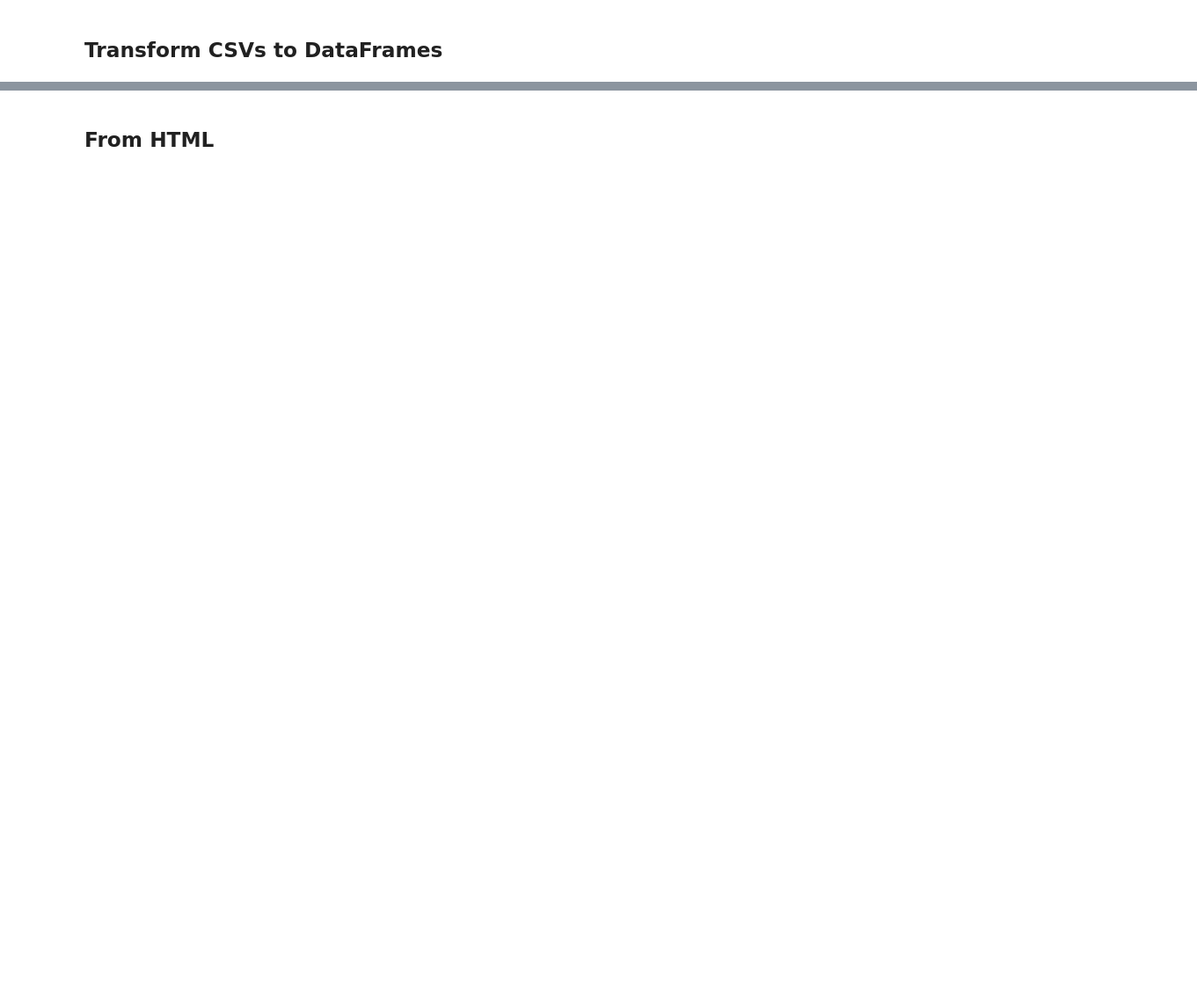
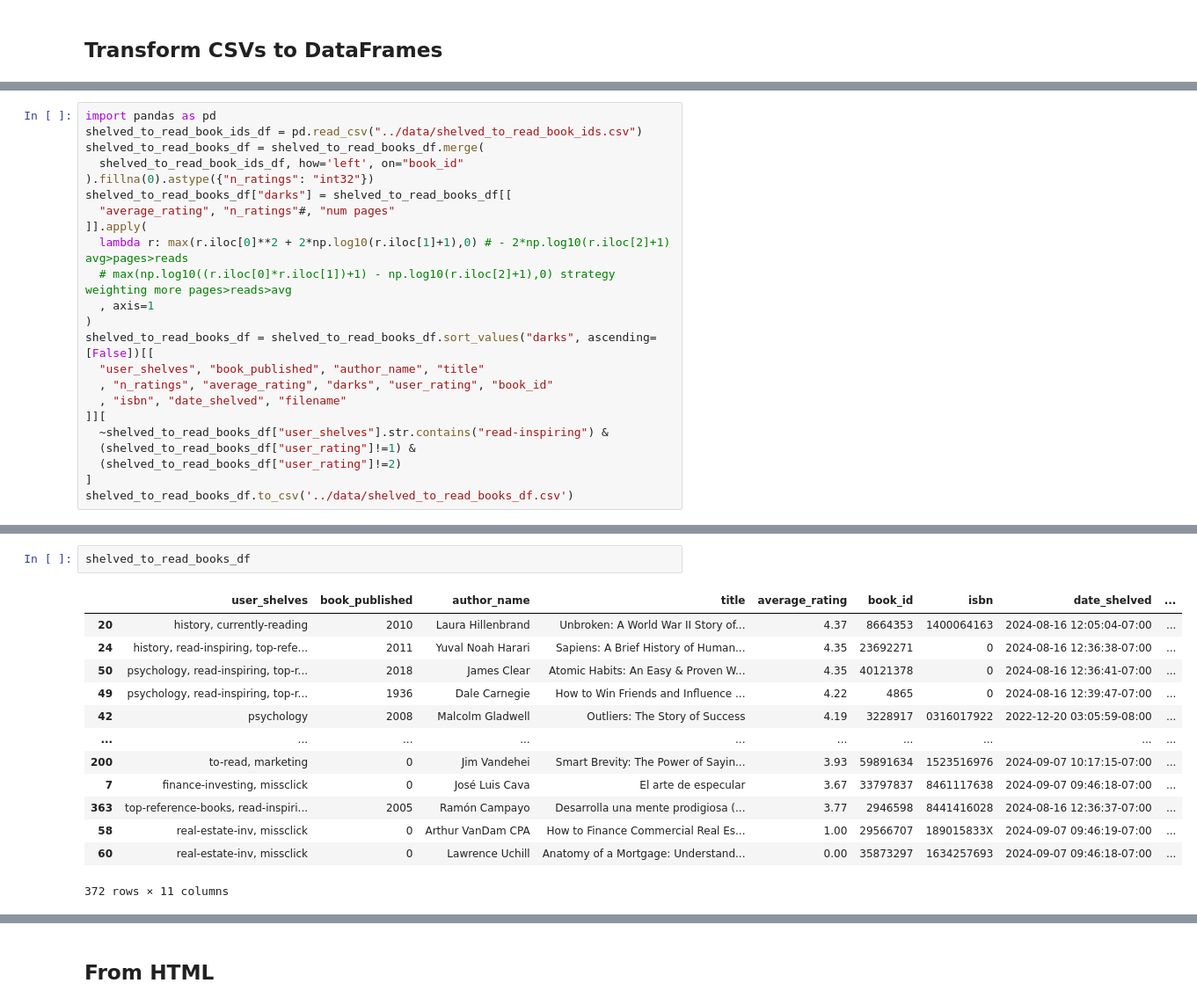
Before and after one commit to jgonzal1/jgonzal1.github.io, a Jupyter notebook: assets/📚.ipynb, the cells around one changed output, grey strips where cells are left out. Shown at 88% size. Cells and saved outputs as stored; diff of their text form; blank space fills up the shorter version.

```diff
--- a/assets/📚.ipynb
+++ b/assets/📚.ipynb
@@ -175,2 +129,25 @@ TypeError: '<' not supported between instances of 'Timestamp' and 'int'
+# %%
+import pandas as pd
+shelved_to_read_book_ids_df = pd.read_csv("../data/shelved_to_read_book_ids.csv")
+shelved_to_read_books_df = shelved_to_read_books_df.merge(
+  shelved_to_read_book_ids_df, how='left', on="book_id"
+).fillna(0).astype({"n_ratings": "int32"})
+shelved_to_read_books_df["darks"] = shelved_to_read_books_df[[
+  "average_rating", "n_ratings"#, "num pages"
+]].apply(
+  lambda r: max(r.iloc[0]**2 + 2*np.log10(r.iloc[1]+1),0) # - 2*np.log10(r.iloc[2]+1) avg>pages>reads
+  # max(np.log10((r.iloc[0]*r.iloc[1])+1) - np.log10(r.iloc[2]+1),0) strategy weighting more pages>reads>avg
+  , axis=1
+)
+shelved_to_read_books_df = shelved_to_read_books_df.sort_values("darks", ascending=[False])[[
+  "user_shelves", "book_published", "author_name", "title"
+  , "n_ratings", "average_rating", "darks", "user_rating", "book_id"
+  , "isbn", "date_shelved", "filename"
+]][
+  ~shelved_to_read_books_df["user_shelves"].str.contains("read-inspiring") &
+  (shelved_to_read_books_df["user_rating"]!=1) &
+  (shelved_to_read_books_df["user_rating"]!=2)
+]
+shelved_to_read_books_df.to_csv('../data/shelved_to_read_books_df.csv')
 # %%
 shelved_to_read_books_df
@@ -176,0 +168,16 @@ shelved_to_read_books_df
+# %%
+shelved_to_read_books_df
+# %% [output]
+|  | user_shelves | book_published | author_name | title | average_rating | book_id | isbn | date_shelved | ... |
+| 20 | history, currently-reading | 2010 | Laura Hillenbrand | Unbroken: A World War II Story of... | 4.37 | 8664353 | 1400064163 | 2024-08-16 12:05:04-07:00 | ... |
+| 24 | history, read-inspiring, top-refe... | 2011 | Yuval Noah Harari | Sapiens: A Brief History of Human... | 4.35 | 23692271 | 0 | 2024-08-16 12:36:38-07:00 | ... |
+| 50 | psychology, read-inspiring, top-r... | 2018 | James Clear | Atomic Habits: An Easy & Proven W... | 4.35 | 40121378 | 0 | 2024-08-16 12:36:41-07:00 | ... |
+| 49 | psychology, read-inspiring, top-r... | 1936 | Dale Carnegie | How to Win Friends and Influence ... | 4.22 | 4865 | 0 | 2024-08-16 12:39:47-07:00 | ... |
+| 42 | psychology | 2008 | Malcolm Gladwell | Outliers: The Story of Success | 4.19 | 3228917 | 0316017922 | 2022-12-20 03:05:59-08:00 | ... |
+| ... | ... | ... | ... | ... | ... | ... | ... | ... | ... |
+| 200 | to-read, marketing | 0 | Jim Vandehei | Smart Brevity: The Power of Sayin... | 3.93 | 59891634 | 1523516976 | 2024-09-07 10:17:15-07:00 | ... |
+| 7 | finance-investing, missclick | 0 | José Luis Cava | El arte de especular | 3.67 | 33797837 | 8461117638 | 2024-09-07 09:46:18-07:00 | ... |
+| 363 | top-reference-books, read-inspiri... | 2005 | Ramón Campayo | Desarrolla una mente prodigiosa (... | 3.77 | 2946598 | 8441416028 | 2024-08-16 12:36:37-07:00 | ... |
+| 58 | real-estate-inv, missclick | 0 | Arthur VanDam CPA | How to Finance Commercial Real Es... | 1.00 | 29566707 | 189015833X | 2024-09-07 09:46:19-07:00 | ... |
+| 60 | real-estate-inv, missclick | 0 | Lawrence Uchill | Anatomy of a Mortgage: Understand... | 0.00 | 35873297 | 1634257693 | 2024-09-07 09:46:18-07:00 | ... |
+372 rows × 11 columns
```
Also changed, not shown: parts of 10 cells of this notebook.
